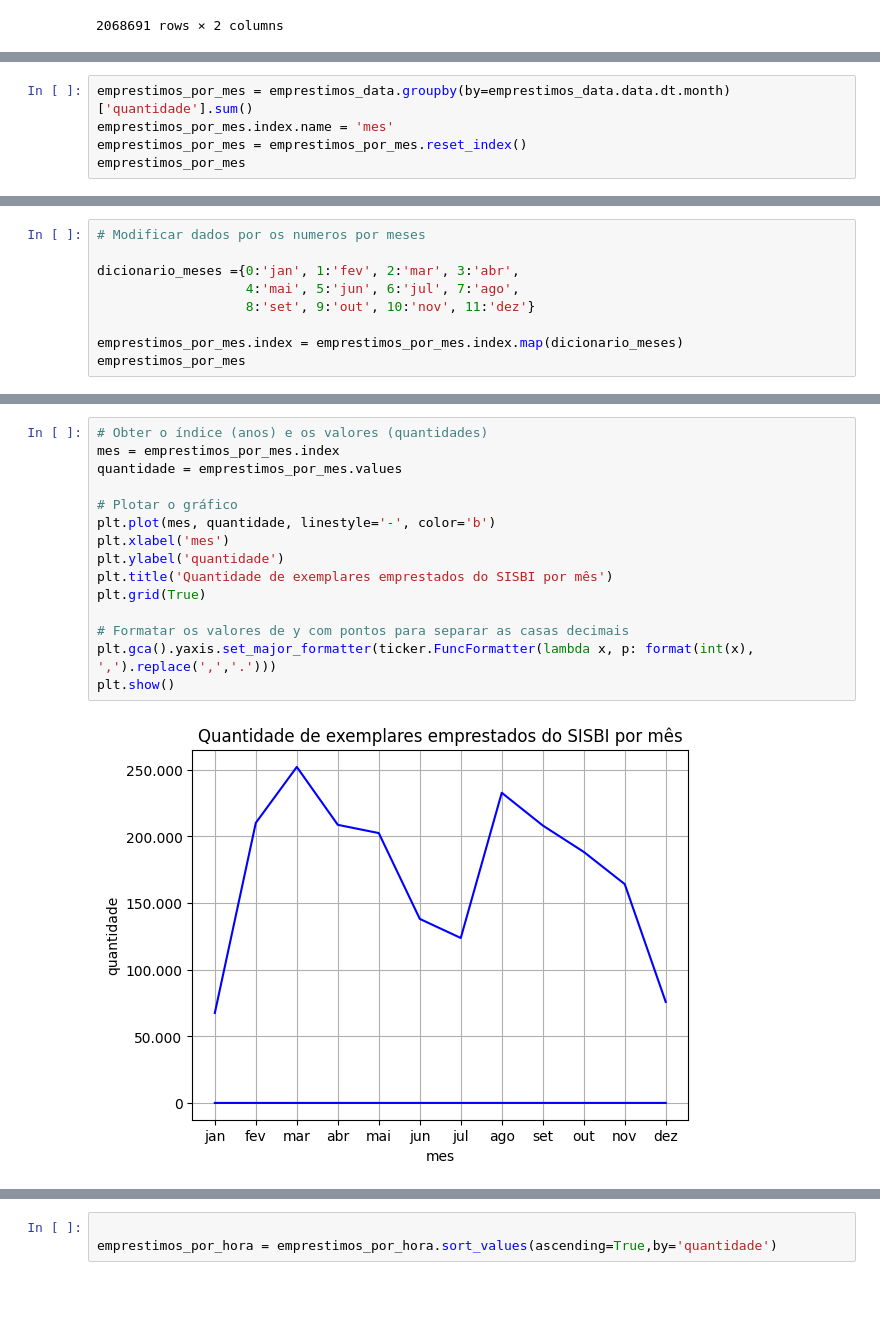
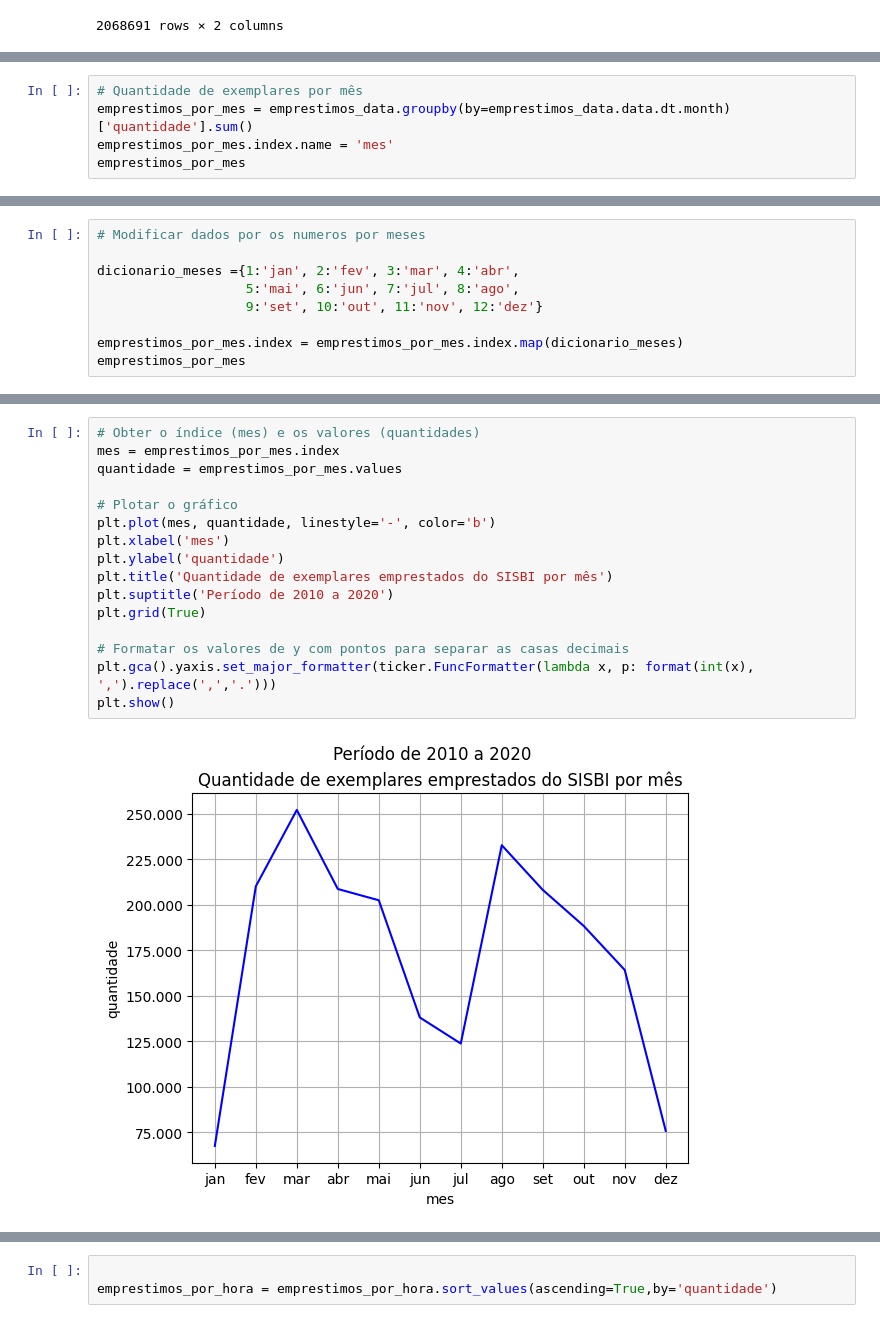
Before and after one commit to MatheusGeffer/Desafio_alura_pandas, a Jupyter notebook: Desafio_Alura/Desafio_alura.ipynb, the cells around one changed output, grey strips where cells are left out. Drawn from its saved outputs; the diff is of its cells as text; blank space fills up the shorter version.

```diff
--- a/Desafio_Alura/Desafio_alura.ipynb
+++ b/Desafio_Alura/Desafio_alura.ipynb
@@ -257,6 +243,6 @@ ValueError: Could not interpret value `quantidade` for parameter `y`
 # %%
+# Quantidade de exemplares por mês
 emprestimos_por_mes = emprestimos_data.groupby(by=emprestimos_data.data.dt.month)['quantidade'].sum()
 emprestimos_por_mes.index.name = 'mes'
-emprestimos_por_mes = emprestimos_por_mes.reset_index()
 emprestimos_por_mes
 # %% [output]
@@ -276,9 +263,9 @@ emprestimos_por_mes
 # %%
 # Modificar dados por os numeros por meses
 
-dicionario_meses ={0:'jan', 1:'fev', 2:'mar', 3:'abr',
-                   4:'mai', 5:'jun', 6:'jul', 7:'ago',
-                   8:'set', 9:'out', 10:'nov', 11:'dez'}
+dicionario_meses ={1:'jan', 2:'fev', 3:'mar', 4:'abr',
+                   5:'mai', 6:'jun', 7:'jul', 8:'ago',
+                   9:'set', 10:'out', 11:'nov', 12:'dez'}
 
 emprestimos_por_mes.index = emprestimos_por_mes.index.map(dicionario_meses)
 emprestimos_por_mes
@@ -299,17 +287,18 @@ emprestimos_por_mes
 # %%
-# Obter o índice (anos) e os valores (quantidades)
+# Obter o índice (mes) e os valores (quantidades)
 mes = emprestimos_por_mes.index
 quantidade = emprestimos_por_mes.values
 
 # Plotar o gráfico
 plt.plot(mes, quantidade, linestyle='-', color='b')
 plt.xlabel('mes')
 plt.ylabel('quantidade')
 plt.title('Quantidade de exemplares emprestados do SISBI por mês')
+plt.suptitle('Período de 2010 a 2020')
 plt.grid(True)
 
 # Formatar os valores de y com pontos para separar as casas decimais
 plt.gca().yaxis.set_major_formatter(ticker.FuncFormatter(lambda x, p: format(int(x), ',').replace(',','.')))
 plt.show()
 # %% [output]
-[figure, old version]
+[figure, new version]
```
Also changed, not shown: parts of 49 cells of this notebook.
